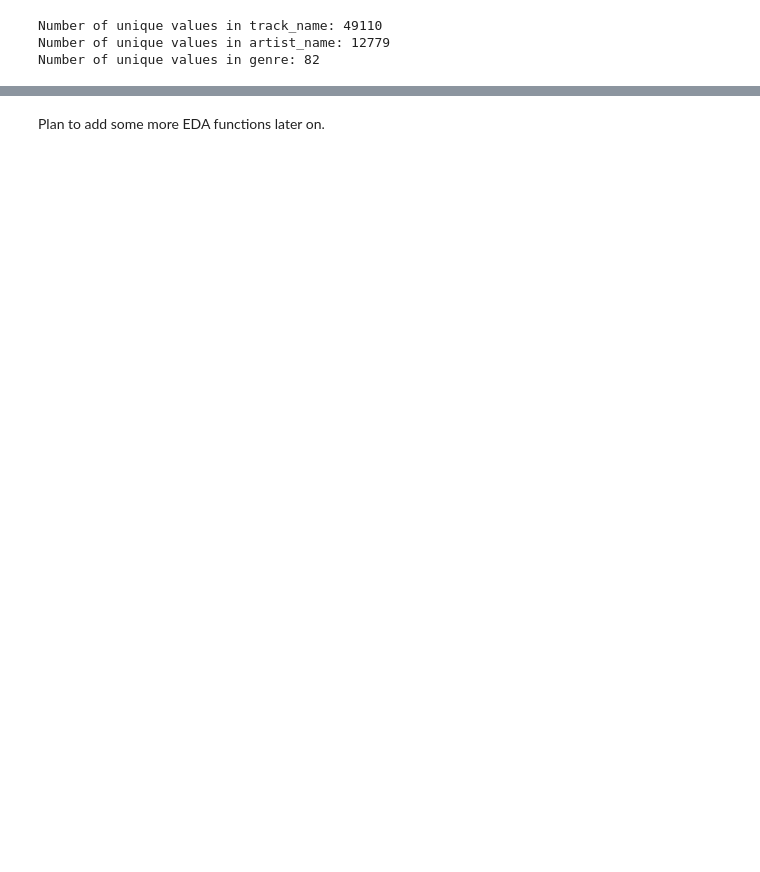
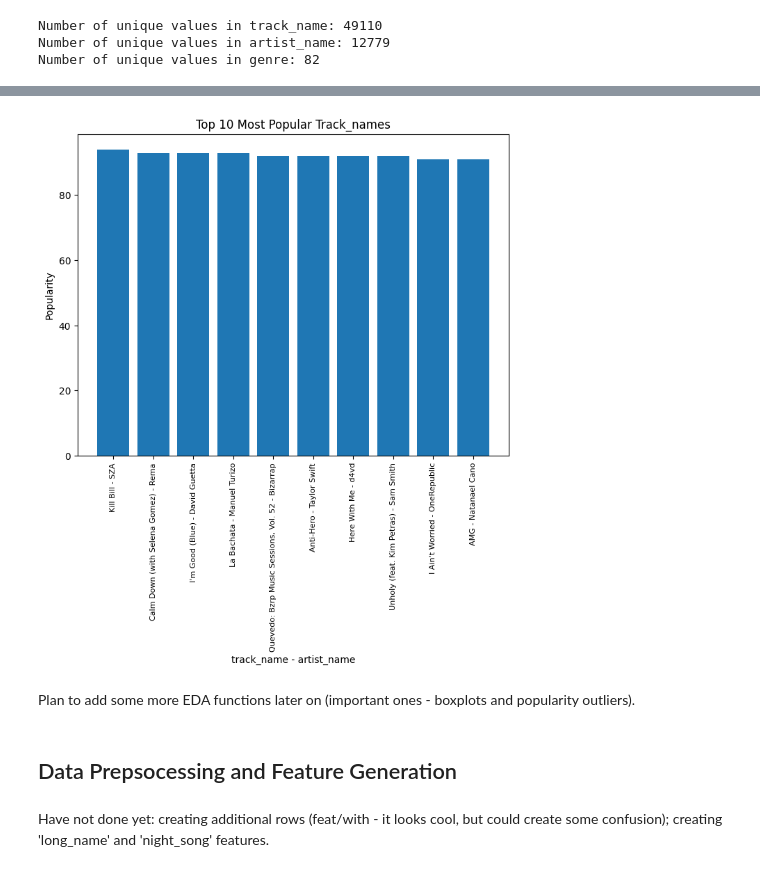
Before and after one commit to arimiche/Spotify_library, a Jupyter notebook: pipeline.ipynb, the cells around one changed output, grey strips where cells are left out. Saved outputs shown, nothing was run; the diff lists cells and outputs as text; code cells hidden in the pictures; blank space fills up the shorter version.

Commit message:
Added all EDA and feature classes and functions in the library and pipeline

```diff
--- a/pipeline.ipynb
+++ b/pipeline.ipynb
@@ -40,5 +56,13 @@ Number of unique values in genre: 82
+# %%
+tracks = plot_top(df, top_n = 10).plot_top_items('track_name', 'artist_name', 'popularity')
+# %% [output]
+[figure, added]
 # %% [markdown]
-Plan to add some more EDA functions later on.
+Plan to add some more EDA functions later on (important ones - boxplots and popularity outliers).
+# %% [markdown]
+## Data Prepsocessing and Feature Generation
+# %% [markdown]
+Have not done yet: creating additional rows (feat/with - it looks cool, but could create some confusion); creating 'long_name' and 'night_song' features.
 # %%
 # transform column duration_ms to a column where the duration is in minutes
 df = transform_columns(df, 'duration_ms').transform_ms_to_minutes()
```
Also changed, not shown: parts of 13 cells of this notebook, 2 other files.
